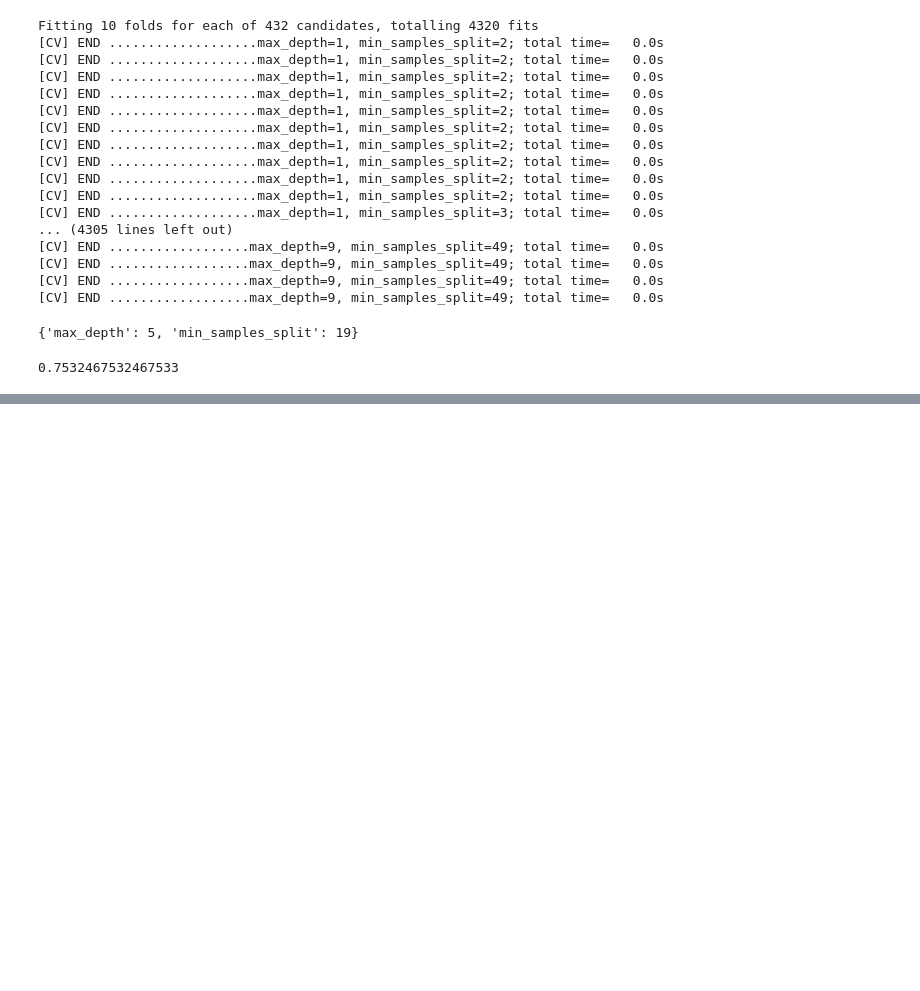
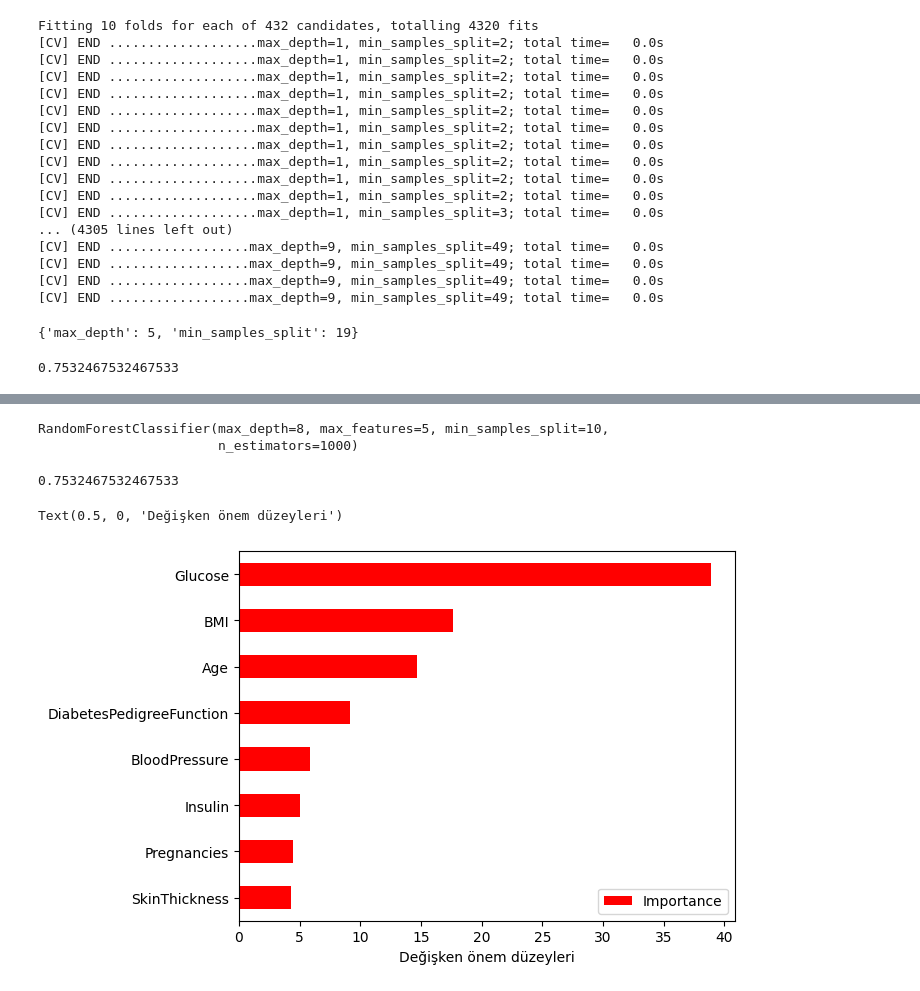
Before and after one commit to SirMsenel/Makine-Ogrenmesi, a Jupyter notebook: regresyon modelleri/SınıflandırmaReg..ipynb, the cells around one changed output, grey strips where cells are left out. Saved outputs shown, nothing was run; the diff lists cells and outputs as text; code cells hidden in the pictures; blank space fills up the shorter version.

```diff
--- a/regresyon modelleri/SınıflandırmaReg..ipynb
+++ b/regresyon modelleri/SınıflandırmaReg..ipynb
@@ -678,0 +710,5 @@ accuracy_score(y_test,y_pred)
+# %%
+rf_model = RandomForestClassifier()
+rf_cv_model = GridSearchCV(rf_model,rf_params,cv=10,n_jobs=-1,verbose=2)
+# %%
+rf_cv_model.fit(X_train,y_train)
@@ -678,0 +739,6 @@ accuracy_score(y_test,y_pred)
+# %%
+rf_tuned = RandomForestClassifier(max_depth=8,max_features=5,min_samples_split=10,n_estimators=1000)
+rf_tuned.fit(X_train,y_train)
+# %% [output]
+RandomForestClassifier(max_depth=8, max_features=5, min_samples_split=10,
+                       n_estimators=1000)
@@ -678,0 +747,15 @@ accuracy_score(y_test,y_pred)
+# %%
+accuracy_score(y_test,y_pred)
+# %% [output]
+0.7532467532467533
+# %%
+Importance = pd.DataFrame({"Importance":rf_tuned.feature_importances_*100},
+                          index=X_train.columns)
+# %%
+Importance.sort_values(by = "Importance",
+                       axis=0,
+                       ascending=True).plot(kind="barh",color="r")
+plt.xlabel("Değişken önem düzeyleri")
+# %% [output]
+Text(0.5, 0, 'Değişken önem düzeyleri')
+[figure, added]
```
Also changed, not shown: parts of 9 cells of this notebook.
